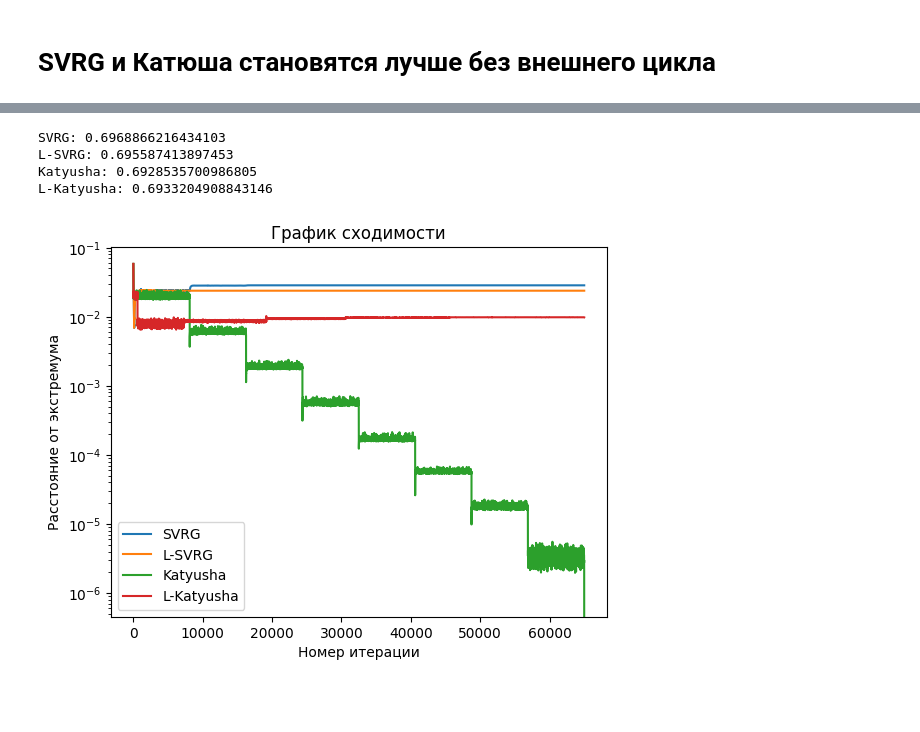
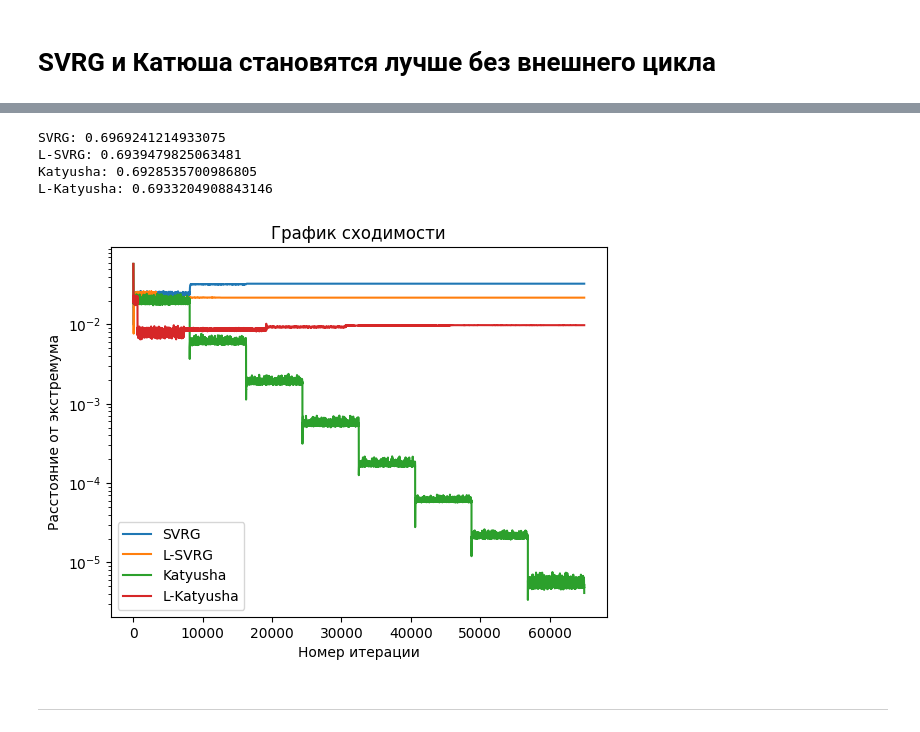
Before and after one commit to sribnyak/loopless-svrg-katyusha, a Jupyter notebook: loopless.ipynb, the cells around one changed output, grey strips where cells are left out. Drawn from its saved outputs; the diff is of its cells as text; code cells hidden in the pictures; blank space fills up the shorter version.

```diff
--- a/loopless.ipynb
+++ b/loopless.ipynb
@@ -250,15 +307,18 @@ n, d
+# %%
+mu = 1
+L = np.sum(A ** 2) / 4 / n + mu
+t1 = (2 * mu * n / 3 / L) ** .5
+if t1 > 0.5:
+    t1 = 0.5
 # %%
-mu = 1
-L = np.sum(A ** 2) / 4 / n + mu
-
 rng = np.random.default_rng(1216231943)
 
 init = np.zeros_like(A[0])
 num_iter = n * 8
-xs_s = SVRG(n, grad_mush, num_iter//n, init, stepsize=0.01, m=n, rng=rng)
-xs_ls = L_SVRG(n, grad_mush, num_iter, init, stepsize=0.01, p=1/n, rng=rng)
-xs_k = Katyusha(n, grad_mush, num_iter//n, init, t1=0.5, t2=0.5, m=n, mu=mu, L=L, rng=rng)
-xs_lk = L_Katyusha(n, grad_mush, num_iter, init, t1=0.5, t2=0.5, p=1/n, mu=mu, L=L, rng=rng)
+xs_s = SVRG(n, grad_mush, num_iter//n, init, stepsize=1/(6 * L), m=n, rng=rng)
+xs_ls = L_SVRG(n, grad_mush, num_iter, init, stepsize=1/(6 * L), p=1/n, rng=rng)
+xs_k = Katyusha(n, grad_mush, num_iter//n, init, t1=t1, t2=0.5, m=n, mu=mu, L=L, rng=rng)
+xs_lk = L_Katyusha(n, grad_mush, num_iter, init, t1=t1, t2=0.5, p=1/n, mu=mu, L=L, rng=rng)
 # %%
 f = lambda x: sum(f_mush(i, x) for i in range(n)) / n
 print('SVRG:', f(xs_s[-1]))
@@ -266,7 +326,7 @@ print('L-SVRG:', f(xs_ls[-1]))
 print('Katyusha:', f(xs_k[-1]))
 print('L-Katyusha:', f(xs_lk[-1]))
 # %% [output]
-SVRG: 0.6968866216434103
-L-SVRG: 0.695587413897453
+SVRG: 0.6969241214933075
+L-SVRG: 0.6939479825063481
 Katyusha: 0.6928535700986805
 L-Katyusha: 0.6933204908843146
@@ -275,13 +333,17 @@ best_x = xs_k[-1]
+# %%
+x_opt = Katyusha(n, grad_mush, num_iter//n, y_0=xs_k[-1], t1=t1, t2=0.5, m=n, mu=mu, L=L, rng=rng)[-1]
 # %%
-plt.plot(np.linalg.norm(xs_s - best_x, axis=1), label='SVRG')
-plt.plot(np.linalg.norm(xs_ls - best_x, axis=1), label='L-SVRG')
-plt.plot(np.linalg.norm(xs_k - best_x, axis=1), label='Katyusha')
-plt.plot(np.linalg.norm(xs_lk - best_x, axis=1), label='L-Katyusha')
+plt.plot(np.linalg.norm(x_opt - xs_s, axis=1), label='SVRG')
+plt.plot(np.linalg.norm(x_opt - xs_ls, axis=1), label='L-SVRG')
+plt.plot(np.linalg.norm(x_opt - xs_k, axis=1), label='Katyusha')
+plt.plot(np.linalg.norm(x_opt - xs_lk, axis=1), label='L-Katyusha')
 plt.yscale('log')
 plt.title('График сходимости')
 plt.xlabel('Номер итерации')
 plt.ylabel('Расстояние от экстремума')
 plt.legend()
 plt.show()
 # %% [output]
-[figure, old version]
+[figure, new version]
+# %% [markdown]
+---
```
Also changed, not shown: parts of 29 cells of this notebook, 1 other file.
